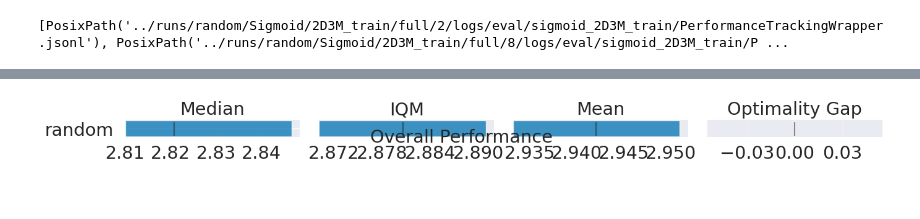
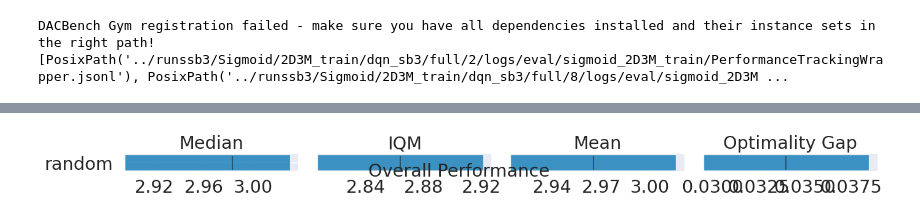
Before and after one commit to automl/instance-dac, a Jupyter notebook: analysis/quick_check_eval_perf.ipynb, the cells around one changed output, grey strips where cells are left out. Cells and saved outputs as stored; diff of their text form; code cells hidden in the pictures.

```diff
--- a/analysis/quick_check_eval_perf.ipynb
+++ b/analysis/quick_check_eval_perf.ipynb
@@ -8,39 +8,40 @@ from rliable import metrics
 from rliable import plot_utils
 
 
-path = Path("../runs/random/Sigmoid/2D3M_train/full/")
+path = Path("../runssb3/Sigmoid/2D3M_train/dqn_sb3/full")
 
 data = load_performance_data(path, search_prefix="/eval/**/")
 data["origin"] = "random"
 
 perf = pd.DataFrame(data.groupby(["origin", "seed", "instance"])["overall_performance"].mean())
 perf_dict = {}
 for gid, gdf in perf.groupby("origin"):
     gdf = gdf.reset_index()
     P = gdf["overall_performance"].to_numpy()
     P = P.reshape((gdf["seed"].nunique(), gdf["instance"].nunique()))
     perf_dict[gid] = P
 
 
 
 
 algorithms = list(perf_dict.keys())
 # Load ALE scores as a dictionary mapping algorithms to their human normalized
 # score matrices, each of which is of size `(num_runs x num_games)`.
 aggregate_func = lambda x: np.array([
   metrics.aggregate_median(x),
   metrics.aggregate_iqm(x),
   metrics.aggregate_mean(x),
   metrics.aggregate_optimality_gap(x)])
 aggregate_scores, aggregate_score_cis = rly.get_interval_estimates(
   perf_dict, aggregate_func, reps=5000)
 fig, axes = plot_utils.plot_interval_estimates(
   aggregate_scores, aggregate_score_cis,
   metric_names=['Median', 'IQM', 'Mean', 'Optimality Gap'],
   algorithms=algorithms, xlabel='Overall Performance')
 # %% [output]
 [interactive output not drawn]
-[PosixPath('../runs/random/Sigmoid/2D3M_train/full/2/logs/eval/sigmoid_2D3M_train/PerformanceTrackingWrapper.jsonl'), PosixPath('../runs/random/Sigmoid/2D3M_train/full/8/logs/eval/sigmoid_2D3M_train/P ...
+DACBench Gym registration failed - make sure you have all dependencies installed and their instance sets in the right path!
+[PosixPath('../runssb3/Sigmoid/2D3M_train/dqn_sb3/full/2/logs/eval/sigmoid_2D3M_train/PerformanceTrackingWrapper.jsonl'), PosixPath('../runssb3/Sigmoid/2D3M_train/dqn_sb3/full/8/logs/eval/sigmoid_2D3M ...
 [interactive output not drawn]
 [interactive output not drawn]
-[figure, old version]
+[figure, new version]
```
